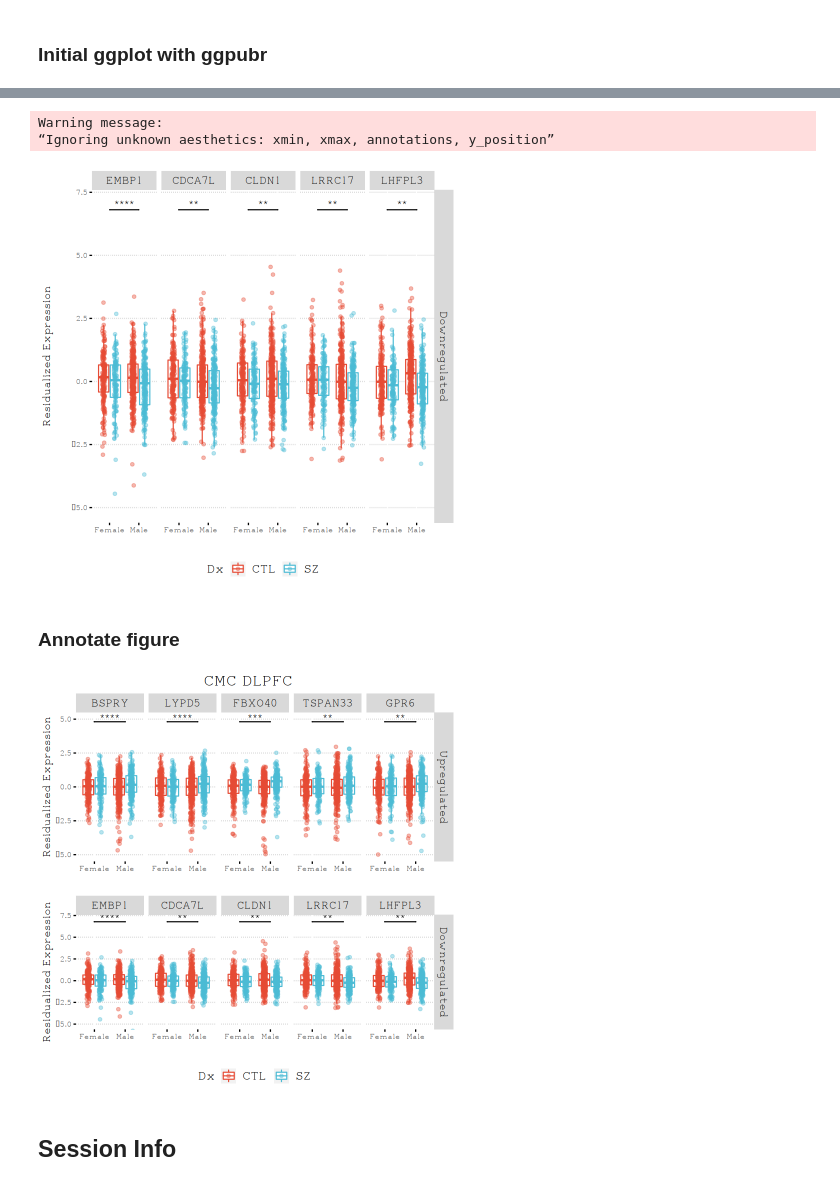
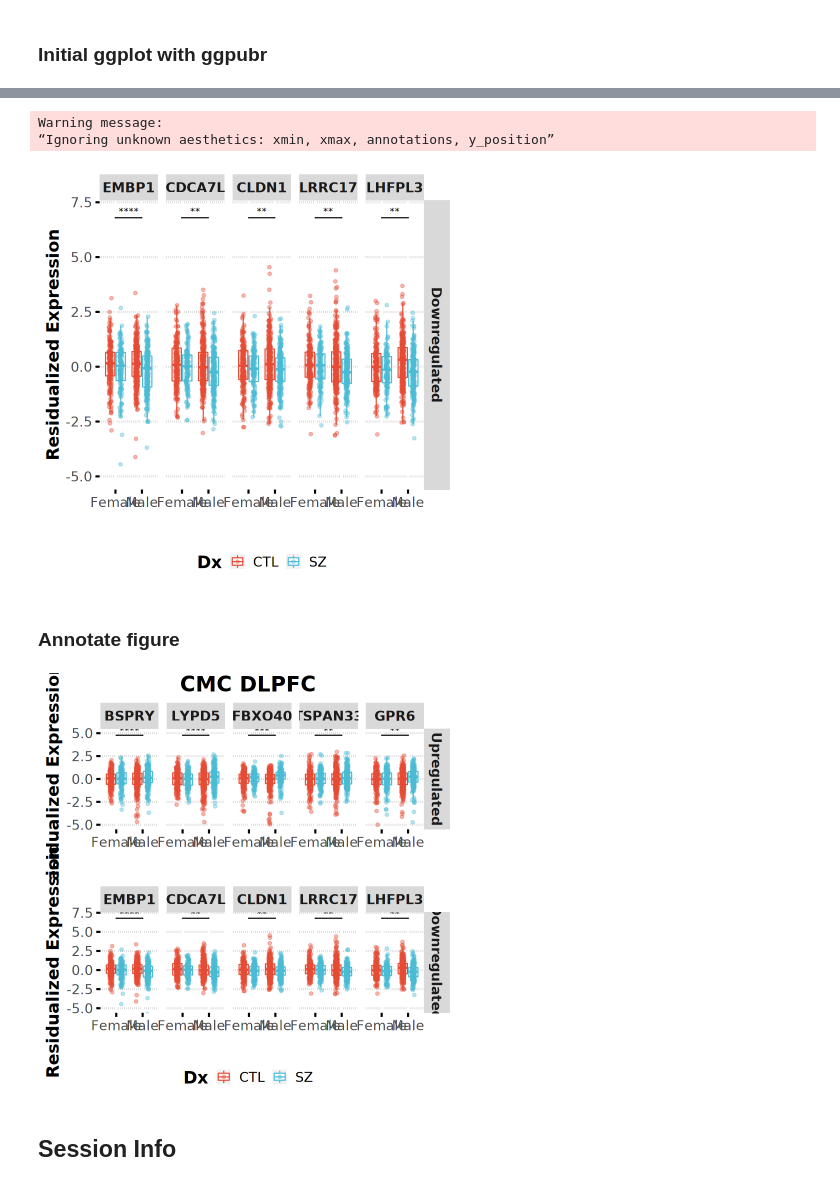
Before and after one commit to LieberInstitute/sex_differences_sz, a Jupyter notebook: interaction_sex_sz/by_sex_sz/cmc_dlpfc/male_analysis/boxplots/_m/main.ipynb, the cells around one changed output, grey strips where cells are left out. Cells and saved outputs as stored; diff of their text form; code cells hidden in the pictures.

Commit message:
updating boxplots for cmc replication of sex-specific schizophrenia analysis

```diff
--- a/interaction_sex_sz/by_sex_sz/cmc_dlpfc/male_analysis/boxplots/_m/main.ipynb
+++ b/interaction_sex_sz/by_sex_sz/cmc_dlpfc/male_analysis/boxplots/_m/main.ipynb
@@ -77,7 +77,8 @@ A data.table: 2 × 4
 # %% [markdown]
 ## Load residualized expression
 # %%
-res_file = '../../../../../interaction_sex_sz/cmc_dlpfc/_m/genes/residualized_expression.tsv'
+res_file = paste0('/ceph/users/jbenja13/projects/sex_sz_ria/analysis/',
+                 'interaction_sex_sz/cmc_dlpfc/_m/genes/residualized_expression.tsv')
 resdf0 = fread(res_file) %>%
     filter(V1 %in% sig_genes$gencodeID) %>%
     column_to_rownames(var="V1") %>% t %>%
@@ -124,15 +125,14 @@ tmp = sig_genes %>%
 bxp_up <- df %>% filter(Direction=="Upregulated") %>%
         ggboxplot(x="Sex", y="Res", facet.by=c("Direction", "New_ID"),
                   add='jitter', color="Dx", xlab='', palette="npg",
-                  panel.labs.font=list(face='bold', size = 14),
+                  panel.labs.font=list(face='bold'),  legend="",
                   ylab='Residualized Expression', ylim=c(-5, 5),
-                  add.params=list(alpha=0.4), legend="",
-                  ggtheme=theme_pubclean(), outlier.shape=NA) +
+                  add.params=list(alpha=0.4), outlier.shape=NA,
+                  ggtheme=theme_pubclean(base_size=20)) +
          geom_signif(data=tmp, tip_length = 0,
                      aes(xmin=group1, xmax=group2, annotations=p.signif, y_position = y_pos),
                      manual=TRUE) +
-         font("xy.title", size=14, face="bold") + font("legend.title", size=16, face="bold") +
-         font("legend.text", size=16)
+         font("xy.title", face="bold") + font("legend.title", face="bold")
 
 bxp_up
 # %% [output]
@@ -148,29 +148,29 @@ tmp = sig_genes %>%
 bxp_down <- df %>% filter(Direction=="Downregulated") %>%
         ggboxplot(x="Sex", y="Res", facet.by=c("Direction", "New_ID"),
                   add='jitter', color="Dx", xlab='', palette="npg",
-                  panel.labs.font=list(face='bold', size = 14),
+                  panel.labs.font=list(face='bold'), legend="bottom",
                   ylab='Residualized Expression', ylim=c(-5, 7),
-                  add.params=list(alpha=0.4), legend="bottom",
-                  ggtheme=theme_pubclean(), outlier.shape=NA) +
+                  add.params=list(alpha=0.4), outlier.shape=NA,
+                  ggtheme=theme_pubclean(base_size=20)) +
          geom_signif(data=tmp, tip_length = 0,
                      aes(xmin=group1, xmax=group2, annotations=p.signif, y_position = y_pos),
                      manual=TRUE) +
-         font("xy.title", size=14, face="bold") + font("legend.title", size=16, face="bold") +
-         font("legend.text", size=16)
+         font("xy.title", face="bold") + font("legend.title", face="bold")
 
 bxp_down
 # %% [output]
 Warning message:
 “Ignoring unknown aesthetics: xmin, xmax, annotations, y_position”
-[figure, old version]
+[figure, new version]
 # %% [markdown]
 ### Annotate figure
 # %%
-figure <- ggarrange(bxp_up, bxp_down, ncol = 1, nrow = 2)
-figure <- annotate_figure(figure, top=text_grob("CMC DLPFC", size=20, face='bold'))
+figure <- ggarrange(bxp_up, bxp_down, ncol = 1, nrow = 2,
+                    common.legend = TRUE, legend="bottom")
+figure <- annotate_figure(figure, top=text_grob("CMC DLPFC", size=25, face='bold'))
 figure
 # %% [output]
-[figure, old version]
+[figure, new version]
 # %%
 save_ggplots(figure, 'maleSpecific_SZ', 12, 10)
 # %% [markdown]
```
Also changed, not shown: parts of 2 cells of this notebook, 13 other files.
